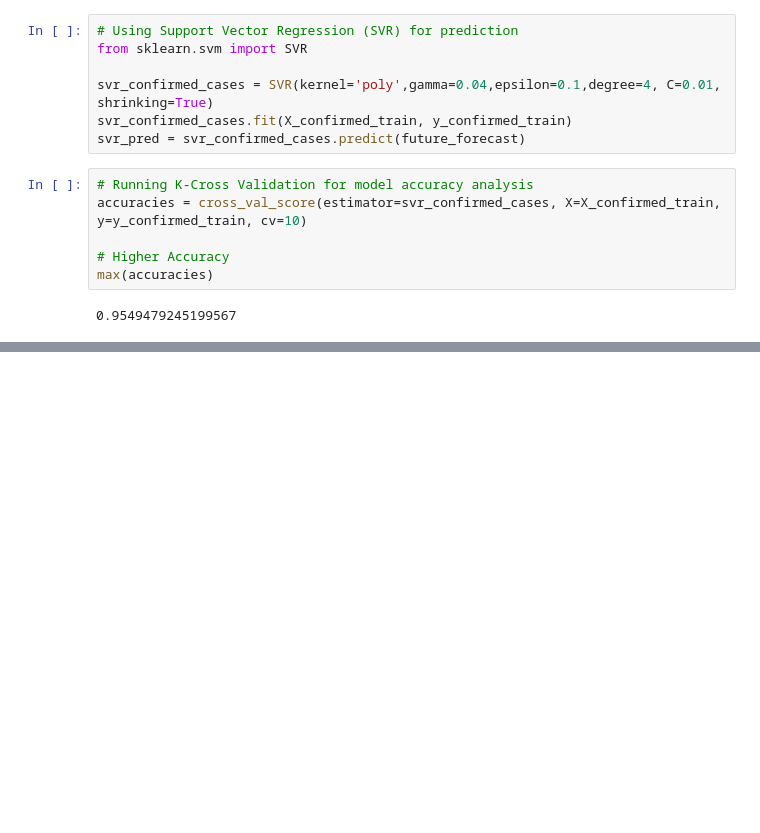
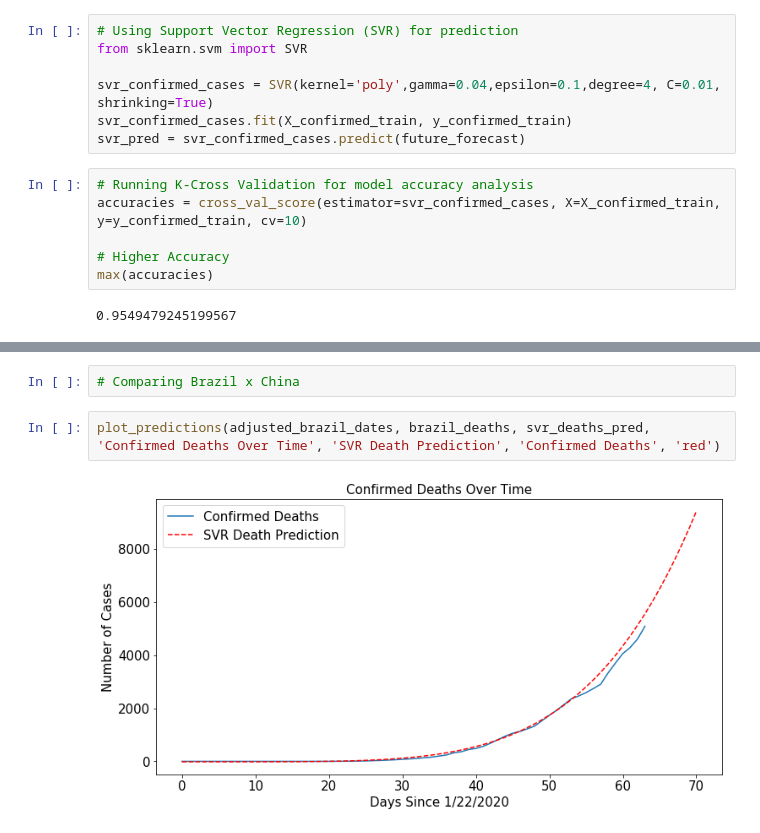
Before and after one commit to rafaelpolonio92/coronavirus-analysis, a Jupyter notebook: Coronavirus.ipynb, the cells around one changed output, grey strips where cells are left out. Saved outputs shown, nothing was run; the diff lists cells and outputs as text; blank space fills up the shorter version.

```diff
--- a/Coronavirus.ipynb
+++ b/Coronavirus.ipynb
@@ -211,0 +251,6 @@ plot_predictions(adjusted_brazil_dates, brazil_confirmed_cases, svr_pred, 'SVM C
+# %%
+# Comparing Brazil x China
+# %%
+plot_predictions(adjusted_brazil_dates, brazil_deaths, svr_deaths_pred, 'Confirmed Deaths Over Time', 'SVR Death Prediction', 'Confirmed Deaths', 'red')
+# %% [output]
+[figure, added]
```
Also changed, not shown: parts of 6 cells of this notebook.
